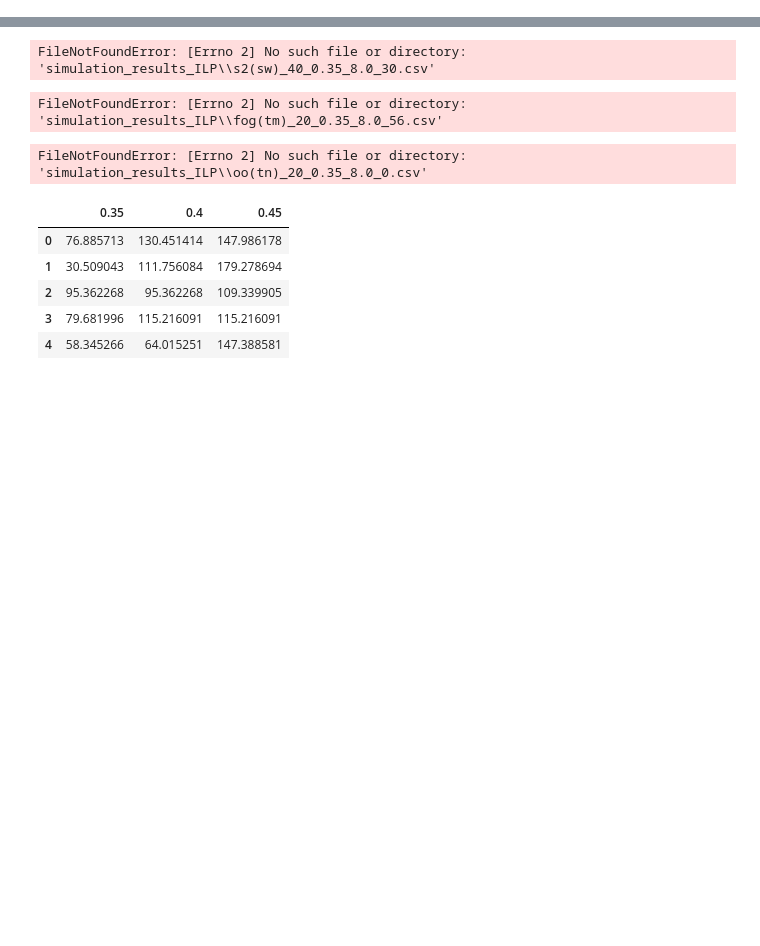
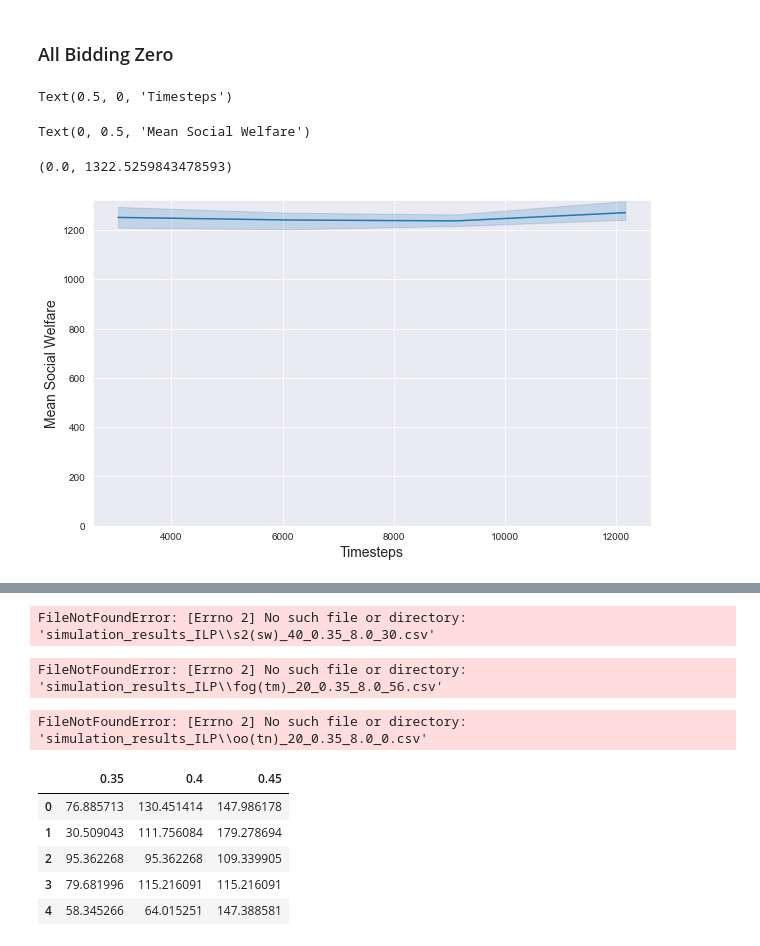
Before and after one commit to fb1n15/edge-cloud-resource-allocation-using-MARL, a Jupyter notebook: src/jupyter_notebooks/Analysis_of_results.ipynb, the cells around one changed output, grey strips where cells are left out. Drawn from its saved outputs; the diff is of its cells as text; code cells hidden in the pictures; blank space fills up the shorter version.

```diff
--- a/src/jupyter_notebooks/Analysis_of_results.ipynb
+++ b/src/jupyter_notebooks/Analysis_of_results.ipynb
@@ -90,0 +90,12 @@ TypeError: {'episode_reward_max': 28307.593552384635, 'episode_reward_min': 1859
+# %% [markdown]
+### All Bidding Zero
+# %%
+p = sns.lineplot(x=df_results.index, y='Social Welfare (All Bidding Zero)_mean', data=df_results)  # 2 actions (blue)
+p.set_xlabel("Timesteps", fontsize = 14)
+p.set_ylabel("Mean Social Welfare", fontsize = 14)
+p.axes.set_ylim(0)
+# %% [output]
+Text(0.5, 0, 'Timesteps')
+Text(0, 0.5, 'Mean Social Welfare')
+(0.0, 1322.5259843478593)
+[figure, added]
```
Also changed, not shown: parts of 18 cells of this notebook, 5 other files.
